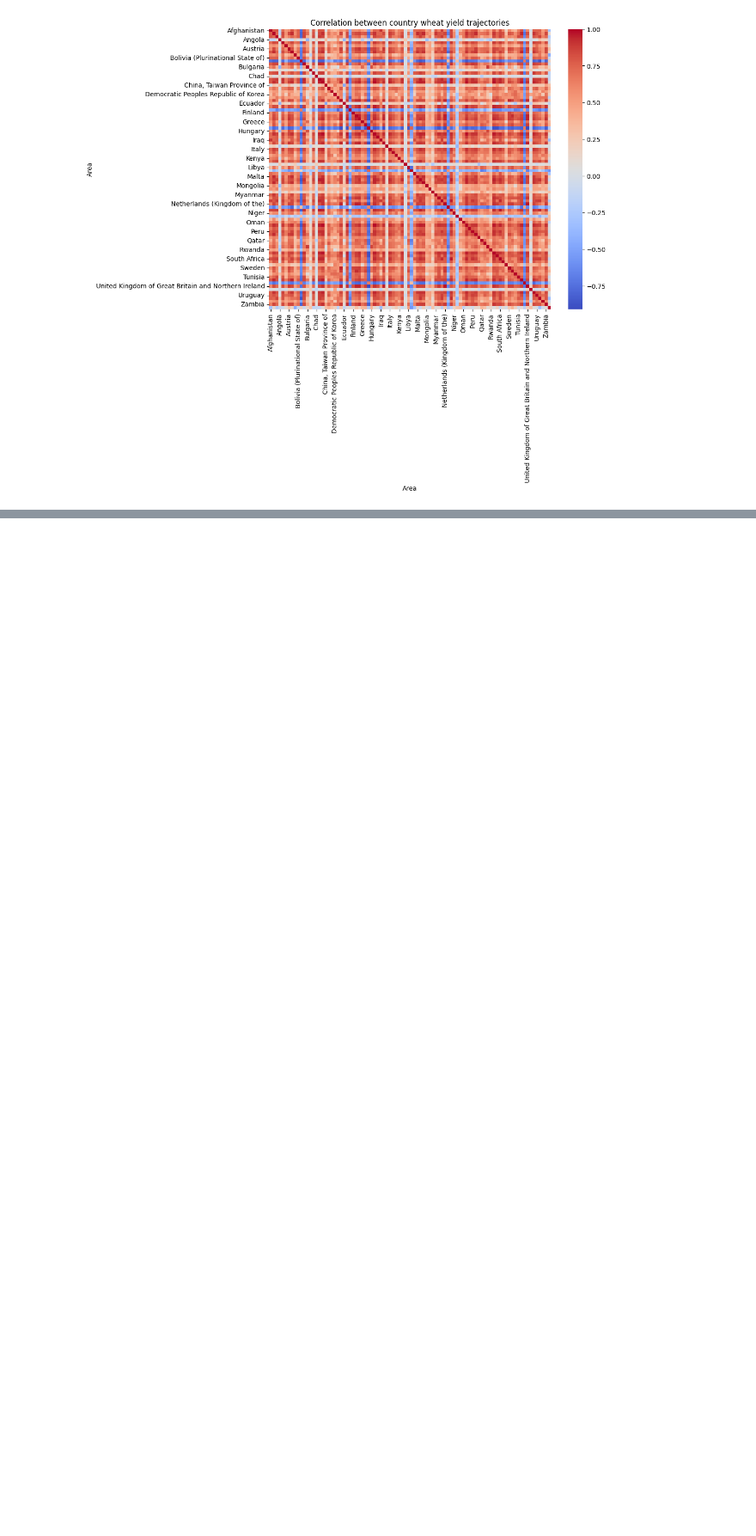
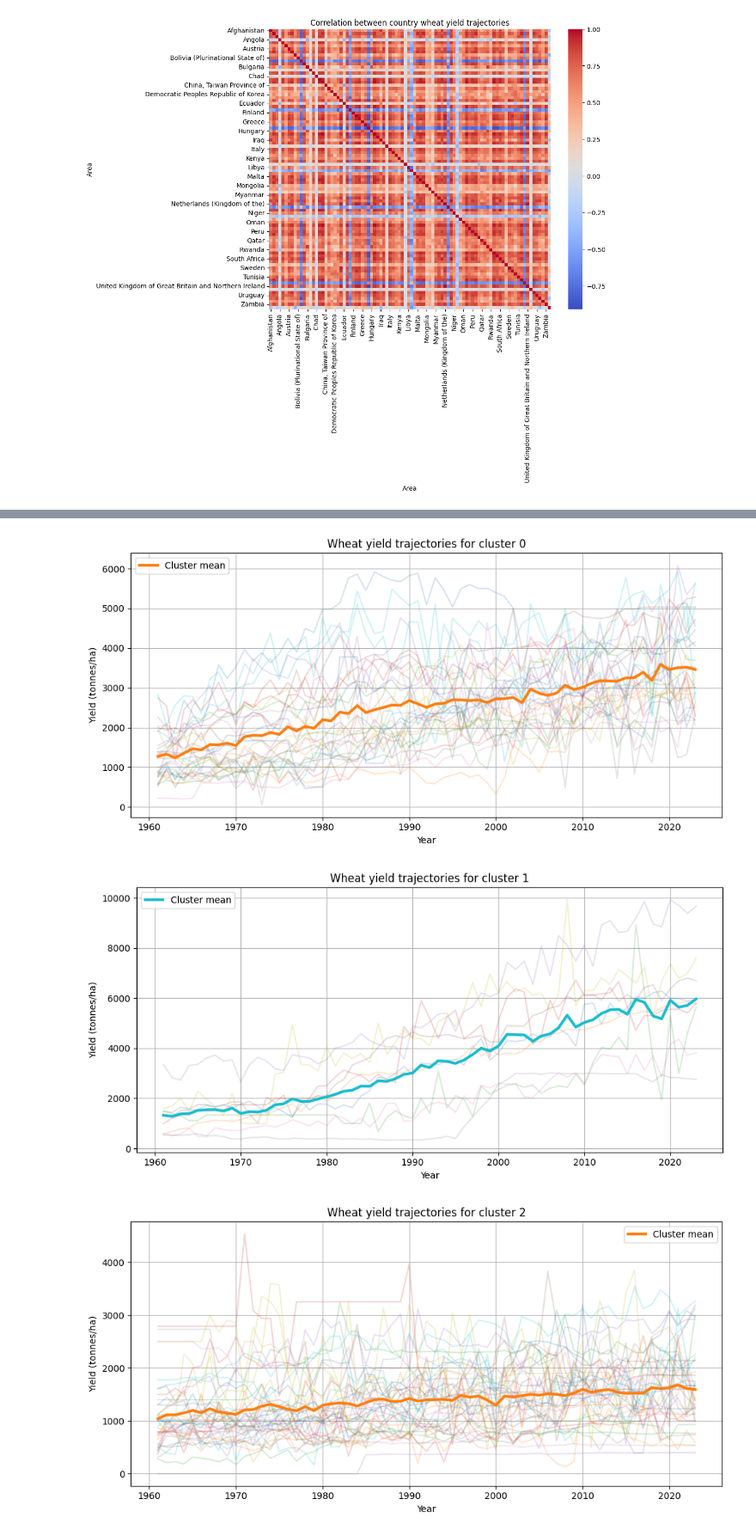
Before and after one commit to liamthobrien/final-summative, a Jupyter notebook: main.ipynb, the cells around one changed output, grey strips where cells are left out. Shown at 86% size. Saved outputs shown, nothing was run; the diff lists cells and outputs as text; code cells hidden in the pictures; blank space fills up the shorter version.

```diff
--- a/main.ipynb
+++ b/main.ipynb
@@ -505,0 +634,7 @@ plt.show()
+# %%
+#Simple linear regression model per country to find yield trends over time
+country = "China, mainland"
+sub = wheat_long[wheat_long["Area"] == country]
+
+model = sm.formula.ols("Yield ~ Year", data=sub).fit()
+print(model.summary())
@@ -505,0 +852,28 @@ plt.show()
+# %%
+# Visualize yield trajectories for each cluster
+years = [int(c[1:]) for c in year_cols]
+
+for cid in sorted(features["cluster"].unique()):
+    plt.figure(figsize=(10, 5))
+
+    members = features[features["cluster"] == cid].index
+    subset = wheat_df_countries.loc[members, year_cols]
+
+    # Plot each country's trajectory faintly
+    for country, row in subset.iterrows():
+        plt.plot(years, row.values, alpha=0.2)
+
+    # Overlay cluster mean trajectory
+    plt.plot(years, subset.mean(axis=0).values, linewidth=3, label="Cluster mean")
+
+    plt.title(f"Wheat yield trajectories for cluster {cid}")
+    plt.xlabel("Year")
+    plt.ylabel("Yield (tonnes/ha)")
+    plt.legend()
+    plt.grid(True)
+    plt.tight_layout()
+    plt.show()
+# %% [output]
+[figure, added]
+[figure, added]
+[figure, added]
```
Also changed, not shown: parts of 39 cells of this notebook.
